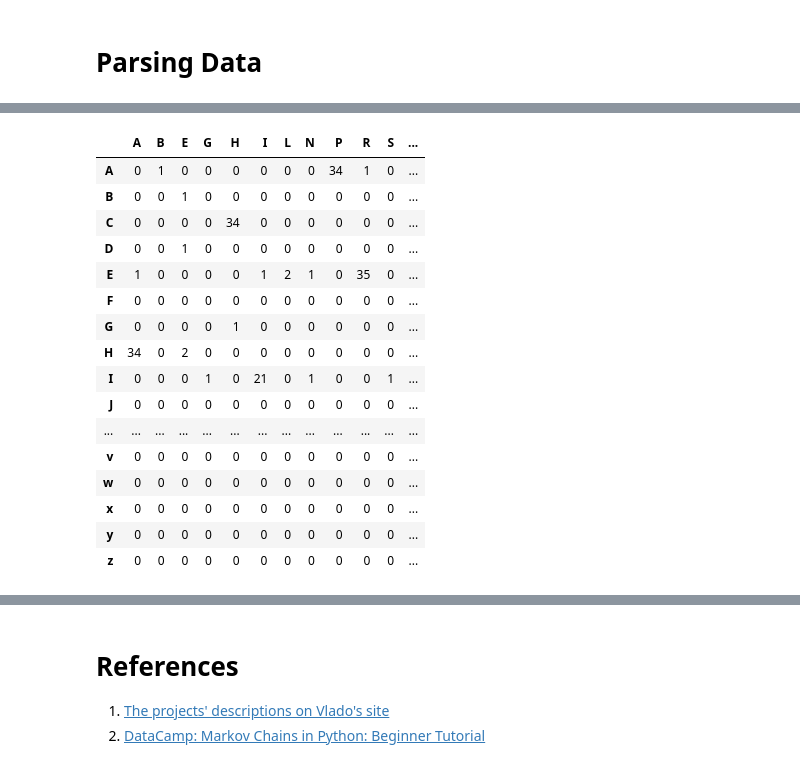
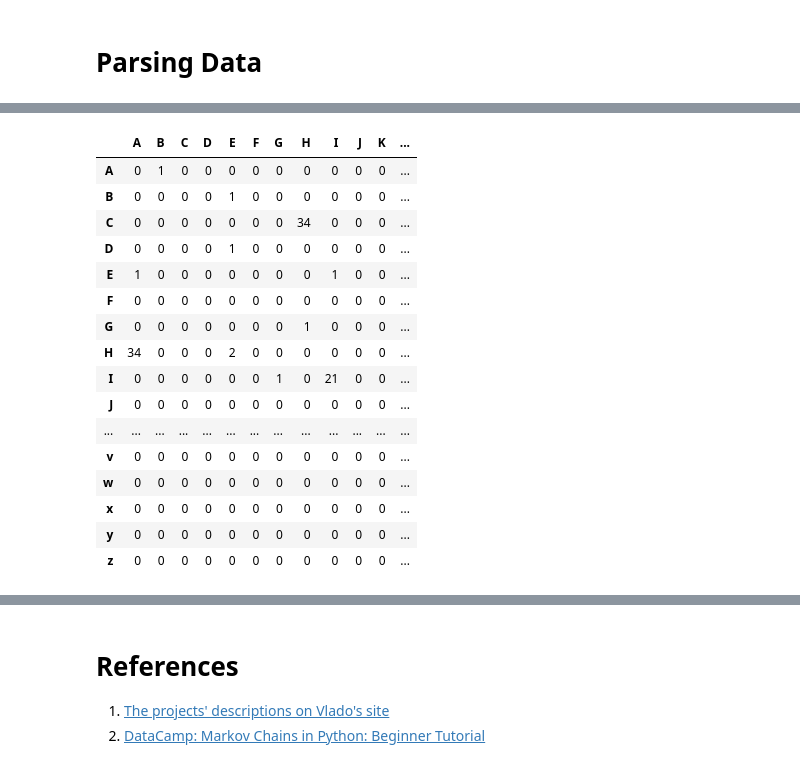
Before and after one commit to ddonetskov/masna, a Jupyter notebook: Net2/Project1/project_1.ipynb, the cells around one changed output, grey strips where cells are left out. Saved outputs shown, nothing was run; the diff lists cells and outputs as text; code cells hidden in the pictures.

```diff
--- a/Net2/Project1/project_1.ipynb
+++ b/Net2/Project1/project_1.ipynb
@@ -106,18 +106,24 @@ for word in words:
 # %%
 tm2 = pd.DataFrame(tm).fillna(0).astype('int').transpose().sort_index()
 
+# adding missing columns
+for column_name in tm2.index.difference(tm2.columns):
+    tm2[column_name] = 0
+
+tm2 = tm2.sort_index(axis=1)
+
 tm2
 # %% [output]
-|  | A | B | E | G | H | I | L | N | P | R | S | ... |
-| A | 0 | 1 | 0 | 0 | 0 | 0 | 0 | 0 | 34 | 1 | 0 | ... |
-| B | 0 | 0 | 1 | 0 | 0 | 0 | 0 | 0 | 0 | 0 | 0 | ... |
-| C | 0 | 0 | 0 | 0 | 34 | 0 | 0 | 0 | 0 | 0 | 0 | ... |
-| D | 0 | 0 | 1 | 0 | 0 | 0 | 0 | 0 | 0 | 0 | 0 | ... |
-| E | 1 | 0 | 0 | 0 | 0 | 1 | 2 | 1 | 0 | 35 | 0 | ... |
+|  | A | B | C | D | E | F | G | H | I | J | K | ... |
+| A | 0 | 1 | 0 | 0 | 0 | 0 | 0 | 0 | 0 | 0 | 0 | ... |
+| B | 0 | 0 | 0 | 0 | 1 | 0 | 0 | 0 | 0 | 0 | 0 | ... |
+| C | 0 | 0 | 0 | 0 | 0 | 0 | 0 | 34 | 0 | 0 | 0 | ... |
+| D | 0 | 0 | 0 | 0 | 1 | 0 | 0 | 0 | 0 | 0 | 0 | ... |
+| E | 1 | 0 | 0 | 0 | 0 | 0 | 0 | 0 | 1 | 0 | 0 | ... |
 | F | 0 | 0 | 0 | 0 | 0 | 0 | 0 | 0 | 0 | 0 | 0 | ... |
-| G | 0 | 0 | 0 | 0 | 1 | 0 | 0 | 0 | 0 | 0 | 0 | ... |
-| H | 34 | 0 | 2 | 0 | 0 | 0 | 0 | 0 | 0 | 0 | 0 | ... |
-| I | 0 | 0 | 0 | 1 | 0 | 21 | 0 | 1 | 0 | 0 | 1 | ... |
+| G | 0 | 0 | 0 | 0 | 0 | 0 | 0 | 1 | 0 | 0 | 0 | ... |
+| H | 34 | 0 | 0 | 0 | 2 | 0 | 0 | 0 | 0 | 0 | 0 | ... |
+| I | 0 | 0 | 0 | 0 | 0 | 0 | 1 | 0 | 21 | 0 | 0 | ... |
 | J | 0 | 0 | 0 | 0 | 0 | 0 | 0 | 0 | 0 | 0 | 0 | ... |
 | ... | ... | ... | ... | ... | ... | ... | ... | ... | ... | ... | ... | ... |
 | v | 0 | 0 | 0 | 0 | 0 | 0 | 0 | 0 | 0 | 0 | 0 | ... |
```
Also changed, not shown: parts of 4 cells of this notebook.
